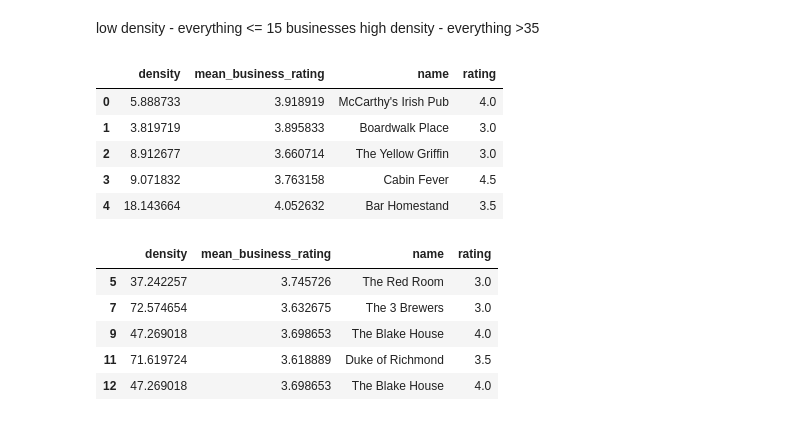
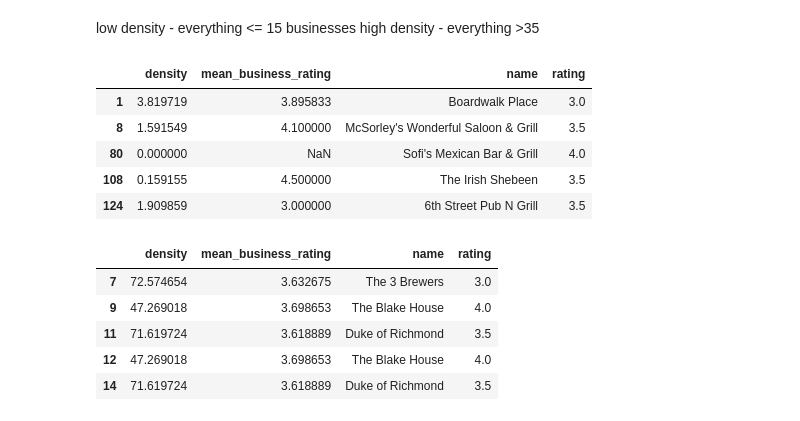
Before and after one commit to shrutirao94/Restaurant-Quality-and-Co-location-in-Toronto, a Jupyter notebook: Yelp_analysis_5.ipynb, the cells around one changed output. Cells and saved outputs as stored; diff of their text form; code cells hidden in the pictures.

```diff
--- a/Yelp_analysis_5.ipynb
+++ b/Yelp_analysis_5.ipynb
@@ -34,23 +34,23 @@ low density - everything <= 15 businesses
 high density - everything >35
 # %%
 low_density_df = pd.DataFrame()
-low_density_df = final_df.loc[final_df['density'] <= 35]
+low_density_df = final_df.loc[final_df['density'] <= 5]
 low_density_df.head()
 # %% [output]
 |  | density | mean_business_rating | name | rating |
-| 0 | 5.888733 | 3.918919 | McCarthy's Irish Pub | 4.0 |
 | 1 | 3.819719 | 3.895833 | Boardwalk Place | 3.0 |
-| 2 | 8.912677 | 3.660714 | The Yellow Griffin | 3.0 |
-| 3 | 9.071832 | 3.763158 | Cabin Fever | 4.5 |
-| 4 | 18.143664 | 4.052632 | Bar Homestand | 3.5 |
+| 8 | 1.591549 | 4.100000 | McSorley's Wonderful Saloon & Grill | 3.5 |
+| 80 | 0.000000 | NaN | Sofi's Mexican Bar & Grill | 4.0 |
+| 108 | 0.159155 | 4.500000 | The Irish Shebeen | 3.5 |
+| 124 | 1.909859 | 3.000000 | 6th Street Pub N Grill | 3.5 |
 # %%
 high_density_df = pd.DataFrame()
-high_density_df = final_df.loc[final_df['density'] > 35]
+high_density_df = final_df.loc[final_df['density'] > 40]
 high_density_df.head()
 # %% [output]
 |  | density | mean_business_rating | name | rating |
-| 5 | 37.242257 | 3.745726 | The Red Room | 3.0 |
 | 7 | 72.574654 | 3.632675 | The 3 Brewers | 3.0 |
 | 9 | 47.269018 | 3.698653 | The Blake House | 4.0 |
 | 11 | 71.619724 | 3.618889 | Duke of Richmond | 3.5 |
 | 12 | 47.269018 | 3.698653 | The Blake House | 4.0 |
+| 14 | 71.619724 | 3.618889 | Duke of Richmond | 3.5 |
```
Also changed, not shown: parts of 4 cells of this notebook.
